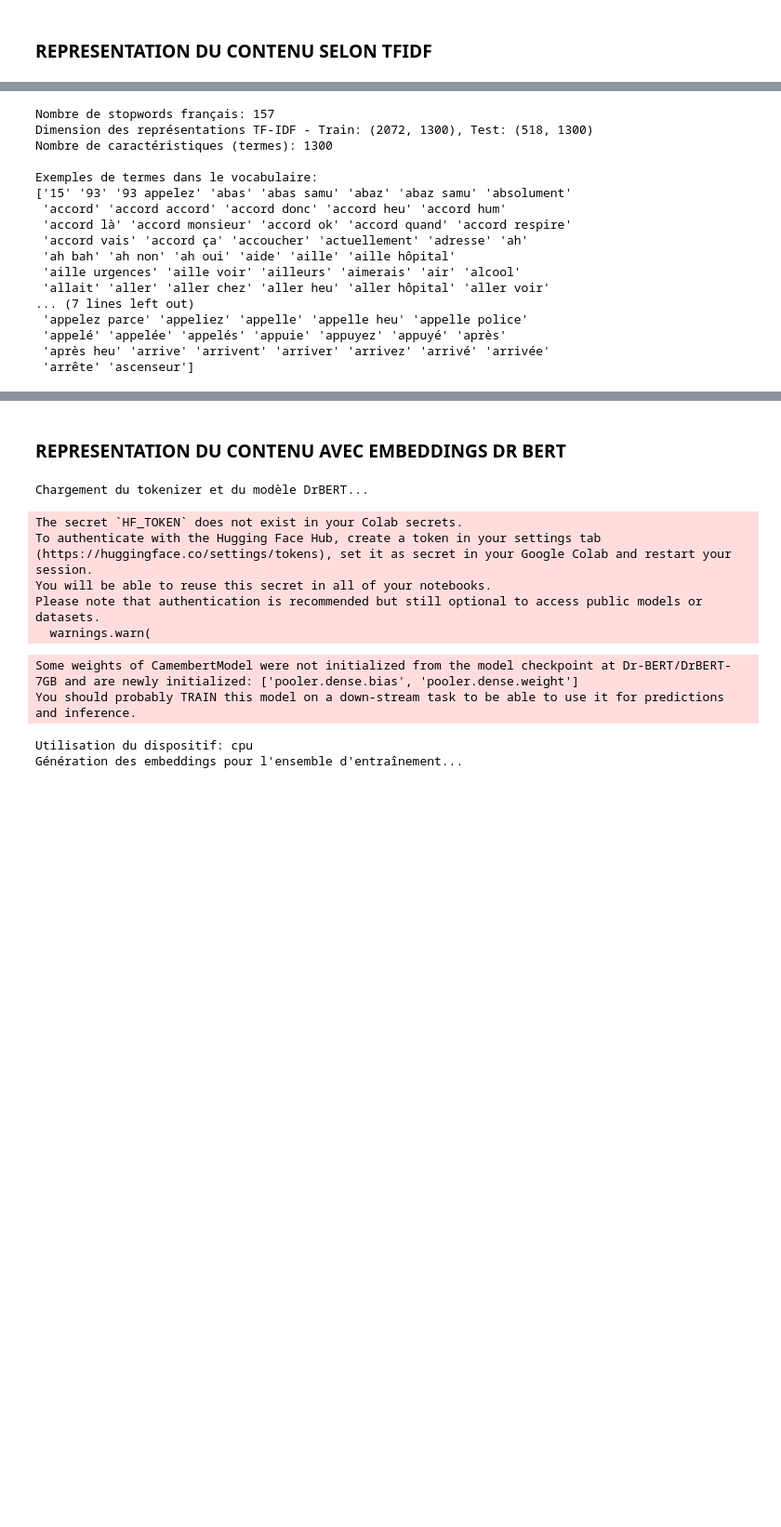
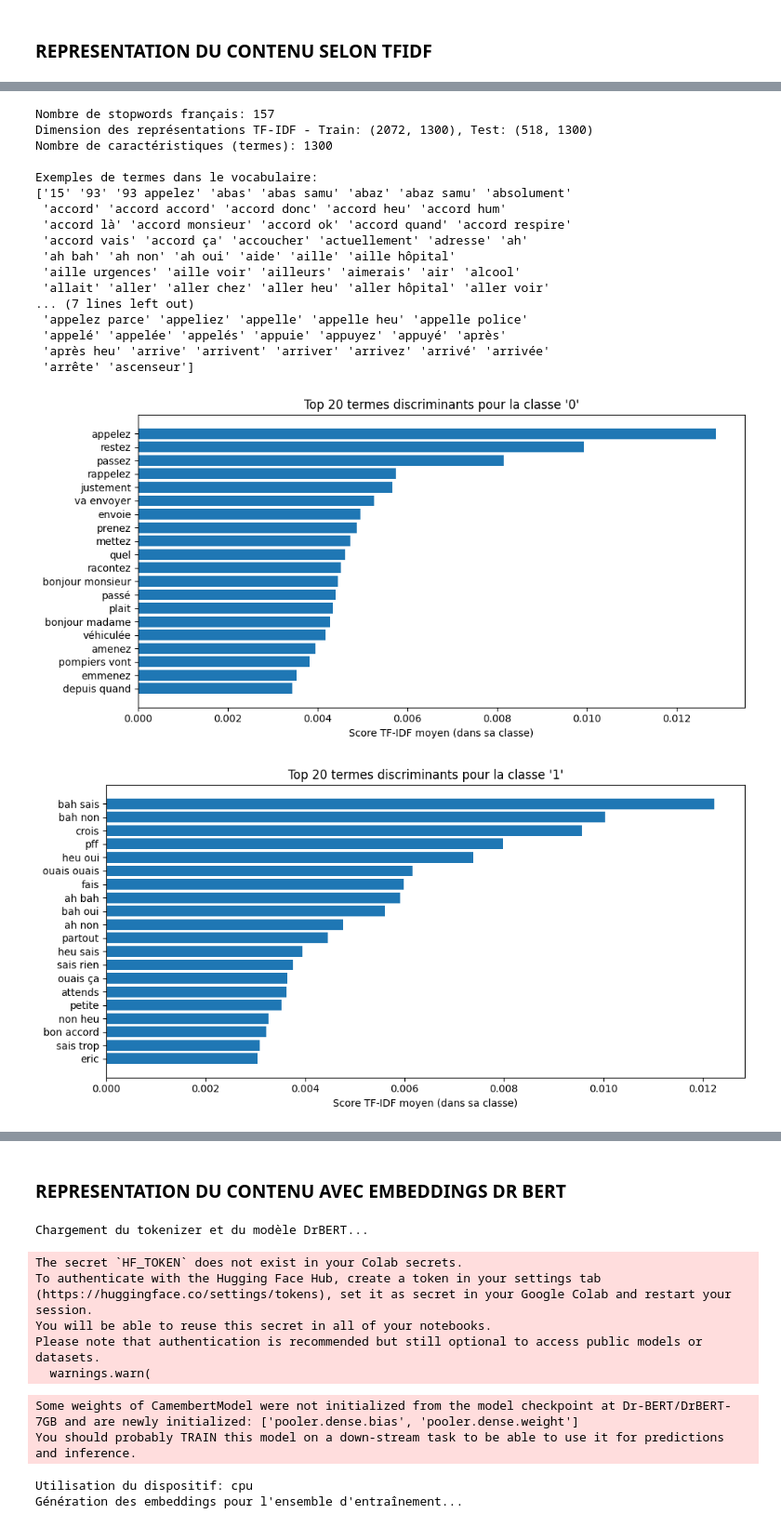
Before and after one commit to tchoupi26/codespaces-jupyter, a Jupyter notebook: devoir.ipynb, the cells around one changed output, grey strips where cells are left out. Shown at 93% size. Drawn from its saved outputs; the diff is of its cells as text; code cells hidden in the pictures; blank space fills up the shorter version.

```diff
--- a/devoir.ipynb
+++ b/devoir.ipynb
@@ -157,6 +178,8 @@ Vous pouvez jouer sur les différentes paramètres de ces représentations pour
 # %%
 # Importation des bibliothèques nécessaires pour la vectorisation TF-IDF
 from sklearn.feature_extraction.text import TfidfVectorizer
+import matplotlib.pyplot as plt
+import seaborn as sns
 import nltk
 # Téléchargement des stopwords français depuis NLTK
 from nltk.corpus import stopwords
@@ -204,4 +227,60 @@ print(f"Nombre de caractéristiques (termes): {len(tfidf_vectorizer.get_feature_
 print("\nExemples de termes dans le vocabulaire:")
 feature_names = tfidf_vectorizer.get_feature_names_out()
 print(feature_names[:100])  # Affiche les 20 premiers termes
+
+
+import numpy as np
+import pandas as pd
+import matplotlib.pyplot as plt
+
+# Extraction des classes
+classes = np.unique(y_train)
+
+# On suppose qu’il y a exactement deux classes
+assert len(classes) == 2, "Ce code suppose exactement deux classes."
+
+# Calcul des TF-IDF moyens pour chaque classe
+cls0_indices = np.where(y_train == classes[0])[0]
+cls1_indices = np.where(y_train == classes[1])[0]
+
+tfidf_mean_0 = X_train_tfidf[cls0_indices].mean(axis=0).A1
+tfidf_mean_1 = X_train_tfidf[cls1_indices].mean(axis=0).A1
+
+# Calcul du ratio TF-IDF entre classes pour chaque terme
+ratio_1_vs_0 = tfidf_mean_1 / (tfidf_mean_0 + 1e-6)
+ratio_0_vs_1 = tfidf_mean_0 / (tfidf_mean_1 + 1e-6)
+
+# Mise en DataFrame
+terms = tfidf_vectorizer.get_feature_names_out()
+df_compare = pd.DataFrame({
+    'terme': terms,
+    'tfidf_classe_0': tfidf_mean_0,
+    'tfidf_classe_1': tfidf_mean_1,
+    'ratio_1_vs_0': ratio_1_vs_0,
+    'ratio_0_vs_1': ratio_0_vs_1
+})
+
+# Terme typique classe 0 : fort dans classe 0, faible dans classe 1
+top_0 = df_compare.sort_values('ratio_0_vs_1', ascending=False).head(20)
+# Terme typique classe 1 : fort dans classe 1, faible dans classe 0
+top_1 = df_compare.sort_values('ratio_1_vs_0', ascending=False).head(20)
+
+# Affichage
+def plot_discriminant_terms(df_top, classe):
+    plt.figure(figsize=(10, 5))
+    plt.barh(df_top['terme'][::-1], df_top[f'tfidf_classe_{classe}'][::-1])
+    plt.title(f"Top 20 termes discriminants pour la classe '{classe}'")
+    plt.xlabel("Score TF-IDF moyen (dans sa classe)")
+    plt.tight_layout()
+    plt.show()
+
+plot_discriminant_terms(top_0, classe=0)
+plot_discriminant_terms(top_1, classe=1)
+
+# Affichage texte si besoin
+print("\n🔹 Termes les plus discriminants pour la classe 0 :")
+print(top_0[['terme', 'tfidf_classe_0', 'tfidf_classe_1', 'ratio_0_vs_1']])
+
+print("\n🔹 Termes les plus discriminants pour la classe 1 :")
+print(top_1[['terme', 'tfidf_classe_1', 'tfidf_classe_0', 'ratio_1_vs_0']])
 # %% [output]
@@ -210,17 +290,19 @@ print(feature_names[:100])  # Affiche les 20 premiers termes
 Nombre de stopwords français: 157
 Dimension des représentations TF-IDF - Train: (2072, 1300), Test: (518, 1300)
 Nombre de caractéristiques (termes): 1300
 
 Exemples de termes dans le vocabulaire:
 ['15' '93' '93 appelez' 'abas' 'abas samu' 'abaz' 'abaz samu' 'absolument'
  'accord' 'accord accord' 'accord donc' 'accord heu' 'accord hum'
  'accord là' 'accord monsieur' 'accord ok' 'accord quand' 'accord respire'
  'accord vais' 'accord ça' 'accoucher' 'actuellement' 'adresse' 'ah'
  'ah bah' 'ah non' 'ah oui' 'aide' 'aille' 'aille hôpital'
  'aille urgences' 'aille voir' 'ailleurs' 'aimerais' 'air' 'alcool'
  'allait' 'aller' 'aller chez' 'aller heu' 'aller hôpital' 'aller voir'
 ... (7 lines left out)
  'appelez parce' 'appeliez' 'appelle' 'appelle heu' 'appelle police'
  'appelé' 'appelée' 'appelés' 'appuie' 'appuyez' 'appuyé' 'après'
  'après heu' 'arrive' 'arrivent' 'arriver' 'arrivez' 'arrivé' 'arrivée'
  'arrête' 'ascenseur']
+[figure, added]
+[figure, added]
```
Also changed, not shown: parts of 20 cells of this notebook, 11 other files.
